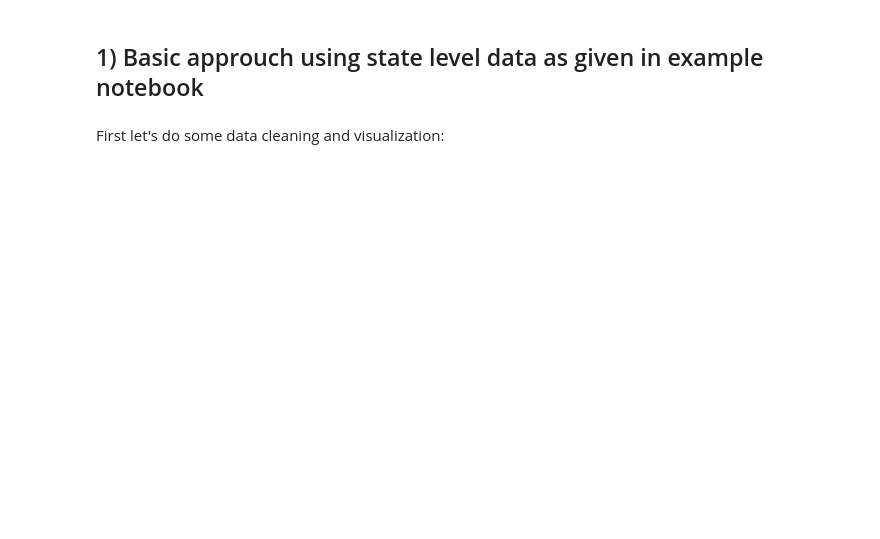
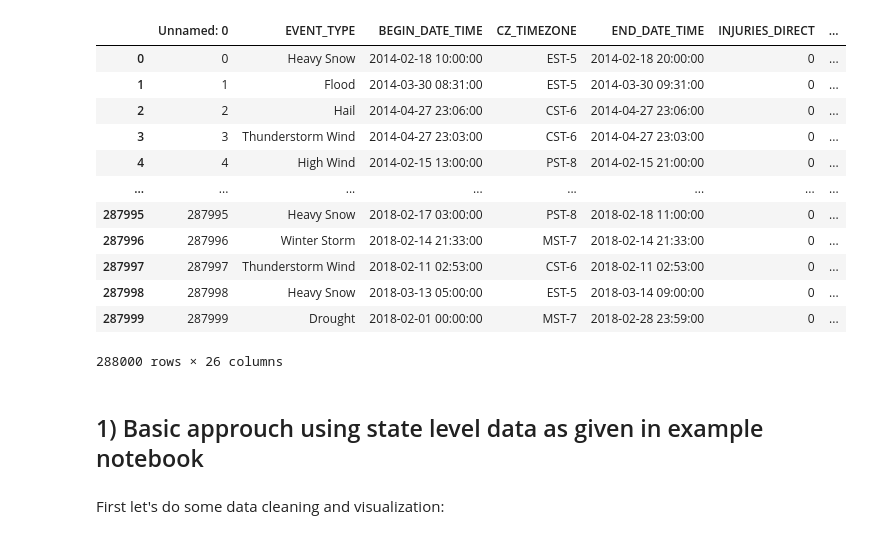
Before and after one commit to aarondweinberg/predictingpoweroutages, a Jupyter notebook: Anna/Testing_algorithms.ipynb, the cells around one changed output. Cells and saved outputs as stored; diff of their text form; code cells hidden in the pictures; blank space fills up the shorter version.

```diff
--- a/Anna/Testing_algorithms.ipynb
+++ b/Anna/Testing_algorithms.ipynb
@@ -31,3 +52,23 @@ df_events_fips = pd.read_csv("./data/NOAA_StormEvents/StormEvents_2014_2024_fips
+# %%
+#df_events_fips = pd.read_parquet('./data/NOAA_Cleaned_ExplodedFIPS.parquet')
+#df_events_fips.to_csv('./data/NOAA_StormEvents_Aaron/StormEvents_2014_2024_fips_Aaron.csv')
+df_events_fips = pd.read_csv('./data/NOAA_StormEvents_Aaron/StormEvents_2014_2024_fips_Aaron.csv')
+# %%
+df_events_fips
+# %% [output]
+|  | Unnamed: 0 | EVENT_TYPE | BEGIN_DATE_TIME | CZ_TIMEZONE | END_DATE_TIME | INJURIES_DIRECT | ... |
+| 0 | 0 | Heavy Snow | 2014-02-18 10:00:00 | EST-5 | 2014-02-18 20:00:00 | 0 | ... |
+| 1 | 1 | Flood | 2014-03-30 08:31:00 | EST-5 | 2014-03-30 09:31:00 | 0 | ... |
+| 2 | 2 | Hail | 2014-04-27 23:06:00 | CST-6 | 2014-04-27 23:06:00 | 0 | ... |
+| 3 | 3 | Thunderstorm Wind | 2014-04-27 23:03:00 | CST-6 | 2014-04-27 23:03:00 | 0 | ... |
+| 4 | 4 | High Wind | 2014-02-15 13:00:00 | PST-8 | 2014-02-15 21:00:00 | 0 | ... |
+| ... | ... | ... | ... | ... | ... | ... | ... |
+| 287995 | 287995 | Heavy Snow | 2018-02-17 03:00:00 | PST-8 | 2018-02-18 11:00:00 | 0 | ... |
+| 287996 | 287996 | Winter Storm | 2018-02-14 21:33:00 | MST-7 | 2018-02-14 21:33:00 | 0 | ... |
+| 287997 | 287997 | Thunderstorm Wind | 2018-02-11 02:53:00 | CST-6 | 2018-02-11 02:53:00 | 0 | ... |
+| 287998 | 287998 | Heavy Snow | 2018-03-13 05:00:00 | EST-5 | 2018-03-14 09:00:00 | 0 | ... |
+| 287999 | 287999 | Drought | 2018-02-01 00:00:00 | MST-7 | 2018-02-28 23:59:00 | 0 | ... |
+288000 rows × 26 columns
 # %% [markdown]
 ## 1) Basic approuch using state level data as given in example notebook
 # %% [markdown]
```
Also changed, not shown: parts of 15 cells of this notebook, 1 other file.
